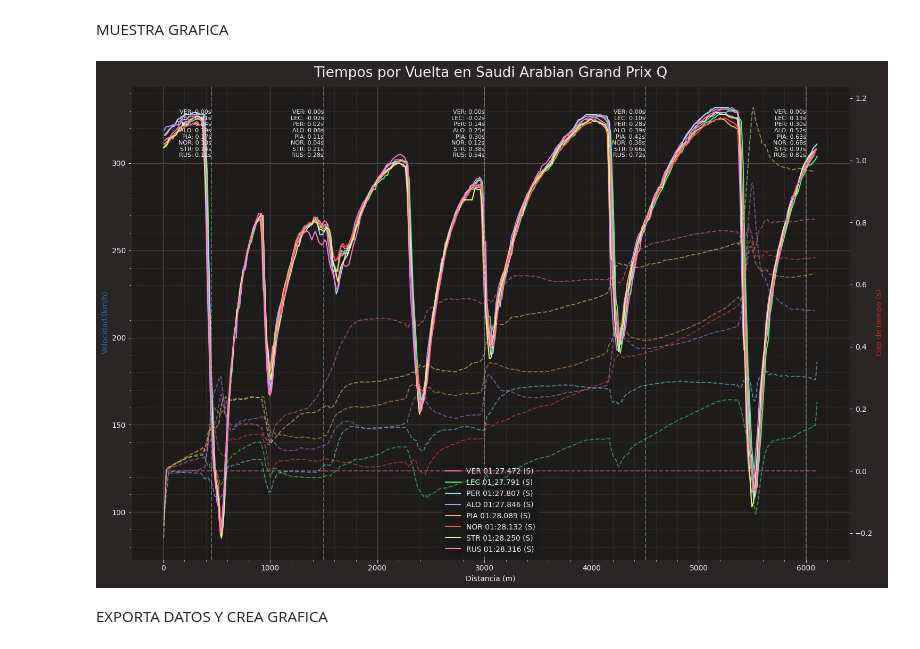
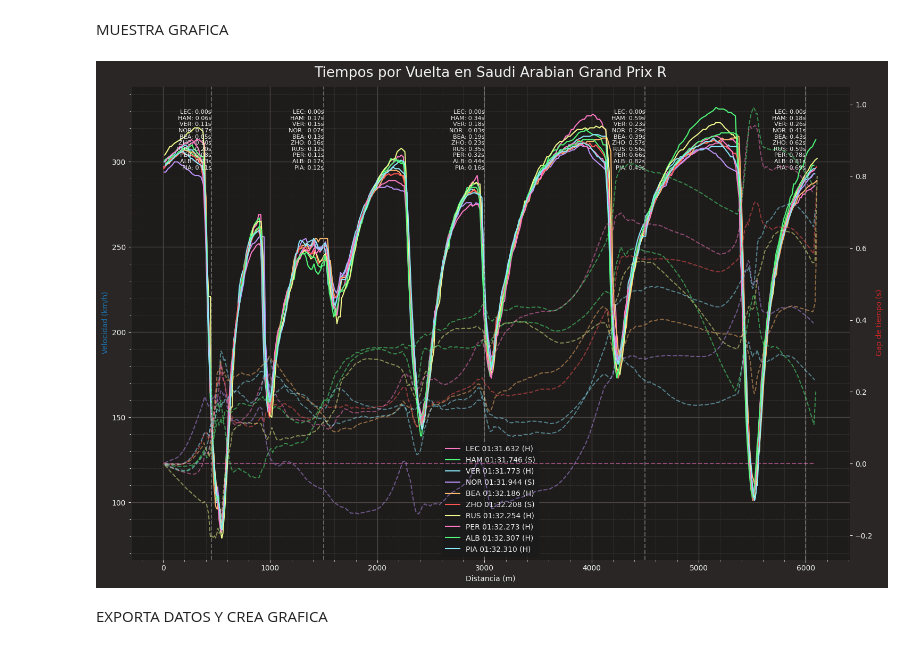
Before and after one commit to enrimr/f1-analysis-jupyter, a Jupyter notebook: plot_speed_traces.ipynb, the cells around one changed output. Drawn from its saved outputs; the diff is of its cells as text; code cells hidden in the pictures.

```diff
--- a/plot_speed_traces.ipynb
+++ b/plot_speed_traces.ipynb
@@ -24,7 +24,7 @@ import seaborn as sns
 fastf1.plotting.setup_mpl(misc_mpl_mods=False)
 
 # load a session and its telemetry data
-grand_prix_session = 'Q'
+grand_prix_session = 'R'
 grand_prix_year = 2024
 session = fastf1.get_session(grand_prix_year, 2, grand_prix_session)
 grand_prix_name = session.event['EventName']
@@ -384,7 +383,7 @@ vueltas_rapidas = [vuelta for vuelta in vueltas_rapidas if pd.notna(vuelta['LapT
 # Si LapTime ya está en segundos (o convertido a float), ordena directamente
 vueltas_rapidas.sort(key=lambda x: x['LapTime'])
 
-diez_vueltas_mas_rapidas = vueltas_rapidas[:8]
+diez_vueltas_mas_rapidas = vueltas_rapidas[:10]
 
 # Identificación de la vuelta de referencia (la mejor vuelta) y obtención de su telemetría
 vuelta_referencia = vueltas_rapidas[0]
@@ -418,34 +417,34 @@ for vuelta in diez_vueltas_mas_rapidas:
     tiempo_ref_interp = np.interp(distancia, datos_coche_ref['Distance'], tiempo_ref)
     gap_tiempo = tiempo_vuelta_sec - tiempo_ref_interp
     ax2.plot(distancia, gap_tiempo, linestyle='--', alpha=0.5)
 
     # Cálculo del gap de tiempo en puntos específicos de distancia y almacenamiento para anotaciones posteriores
     for punto in distancias_puntos:
         gap_en_punto = np.interp(punto, distancia, gap_tiempo)
         gaps_en_puntos[punto].append(f"{corredor}: {gap_en_punto:.2f}s")
 
 # Añadir líneas verticales y anotaciones de gap de tiempo en puntos específicos
 for punto in distancias_puntos:
     ax1.axvline(x=punto, color='grey', linestyle='--', alpha=0.7)
 
     # Calcular el ajuste para bajar la anotación
     rango_y = ax1.get_ylim()[1] - ax1.get_ylim()[0]  # Diferencia entre el valor máximo y mínimo del eje y
     ajuste = rango_y * 0.05  # Ajuste del 5% del rango del eje y, modifica este valor según necesidad
 
     # Actualiza la posición de la anotación para moverla un poco más abajo
     texto_anotacion = "\n".join(gaps_en_puntos[punto])
     ax1.text(punto, ax1.get_ylim()[1] - ajuste, texto_anotacion, verticalalignment='top', horizontalalignment='right', fontsize=8)
 
 # Configuración de los ejes y visualización final
 ax1.set_xlabel('Distancia (m)')
 ax1.set_ylabel('Velocidad (km/h)', color='tab:blue')
 ax2.set_ylabel('Gap de tiempo (s)', color='tab:red')
 ax1.legend()
 plt.title(f'Tiempos por Vuelta en {grand_prix_name} {grand_prix_session}')
 plt.tight_layout()
 plt.show()
 # %% [output]
-[figure, old version]
+[figure, new version]
 # %% [markdown]
 EXPORTA DATOS Y CREA GRAFICA
 # %%
```
Also changed, not shown: parts of 7 cells of this notebook, 22 other files.
